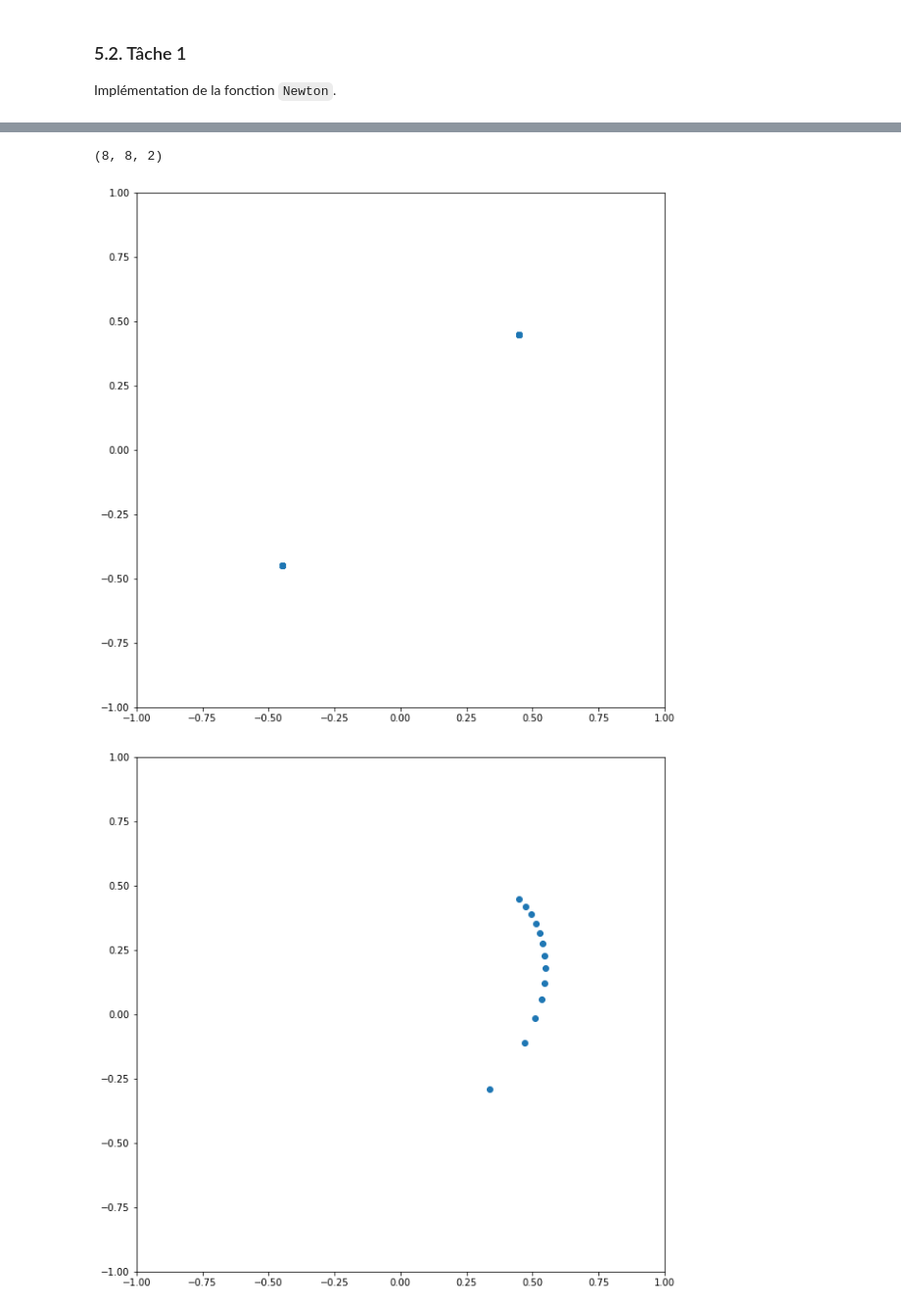
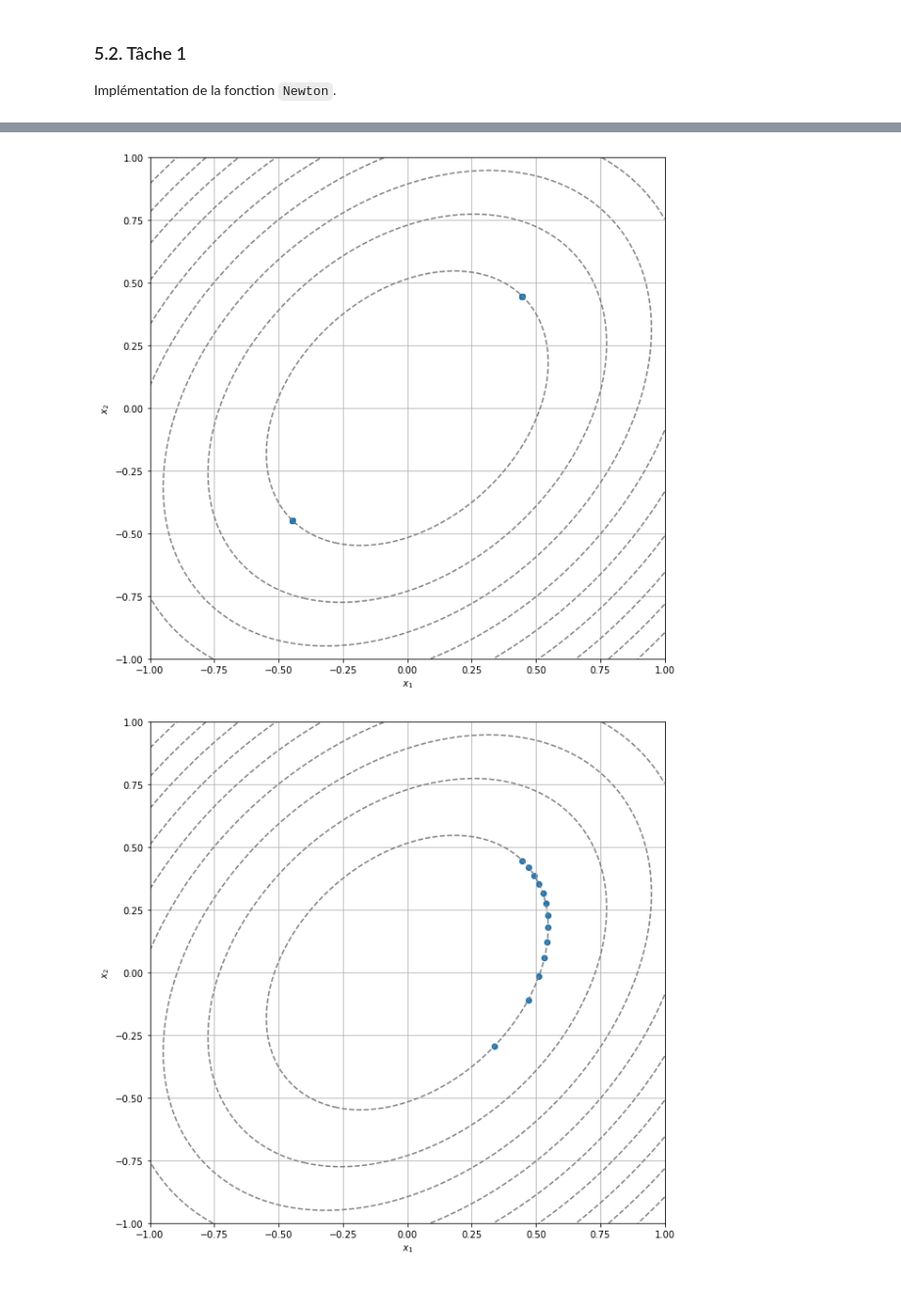
Before and after one commit to ahernot/UE11-calcul-differentiel, a Jupyter notebook: Reponses_FINAL.ipynb, the cells around one changed output, grey strips where cells are left out. Shown at 98% size. Cells and saved outputs as stored; diff of their text form; code cells hidden in the pictures.

```diff
--- a/Reponses_FINAL.ipynb
+++ b/Reponses_FINAL.ipynb
@@ -201,6 +201,20 @@ class GeomFunctions():
         x_step, y_step = steps
         lin_array = npy.mgrid[x_range[0] : x_range[1] : x_step , y_range[0] : y_range[1] : y_step]
         return lin_array.transpose(1, 2, 0)
+
+
+    def display_contour_inline(self, f:Callable, x:float, y:float, levels):
+        X, Y = np.meshgrid(x, y)
+        Z = f(X, Y)
+
+        #fig, ax = plt.subplots()
+        contour_set = plt.contour(X, Y, Z, colors="grey", linestyles="dashed", levels=levels)
+        #ax.clabel(contour_set)
+
+        plt.grid(True)
+        plt.xlabel("$x$")
+        plt.ylabel("$y$")
+        #plt.gca().set_aspect("equal")
 # %%
 DFunc = DiffFunctions()
 GFunc = GeomFunctions()
@@ -270,20 +286,26 @@ Alors $F(x_0, y_0) = 0_{\mathbb{R}^2} \quad \Leftrightarrow \quad \left\{ \begin
 # %%
 # Generating a grid to apply the function to
 lin_array = GFunc.linarray_2d((-0.75, 0.75), (-0.75, 0.75), (0.2, 0.2))#0.05, 0.05))
-print(lin_array.shape)
 
+# F-function generator
 def get_F(f:Callable, level:float = 0.0, offset:float = 0.0) -> Callable:
     def F(x: float or int, y: float or int) -> np.ndarray:
         return np.array([ f(x, y) - level , x - y - offset ])
     return F
-# %% [output]
-(8, 8, 2)
 # %%
-#   Varying the seed point
+##   Varying the seed point
 
 plt.figure()
 plt.xlim(-1, 1)
 plt.ylim(-1, 1)
+
+#   Reference display
+GFunc.display_contour_inline(
+    f1,
+    x=np.linspace(-1.0, 1.0, 100),
+    y=np.linspace(-1.0, 1.0, 100),
+    levels=10 # 10 levels, automatically selected
+)
 
 x_list = []
 y_list = []
@@ -300,24 +322,32 @@ for line in lin_array:
 plt.scatter(x_list, y_list)
 plt.show()
 # %% [output]
-[figure, old version]
+[figure, new version]
 # %%
 #   Varying offsets (the second condition)
 
 plt.figure()
 plt.xlim(-1, 1)
 plt.ylim(-1, 1)
+
+#   Reference display
+GFunc.display_contour_inline(
+    f1,
+    x=np.linspace(-1.0, 1.0, 100),
+    y=np.linspace(-1.0, 1.0, 100),
+    levels=10 # 10 levels, automatically selected
+)
 
 x_list = []
 y_list = []
 for offset in npy.linspace(0., 1., 20):
     F = get_F(f1, level=0.8, offset=offset)
     try:
         val = Newton(F, 0.8, 0.8, N=100)
         x_list.append(val[0])
         y_list.append(val[1])
     except: continue
 plt.scatter(x_list, y_list)
 plt.show()
 # %% [output]
-[figure, old version]
+[figure, new version]
```
Also changed, not shown: parts of 1 cell of this notebook, 1 other file.
